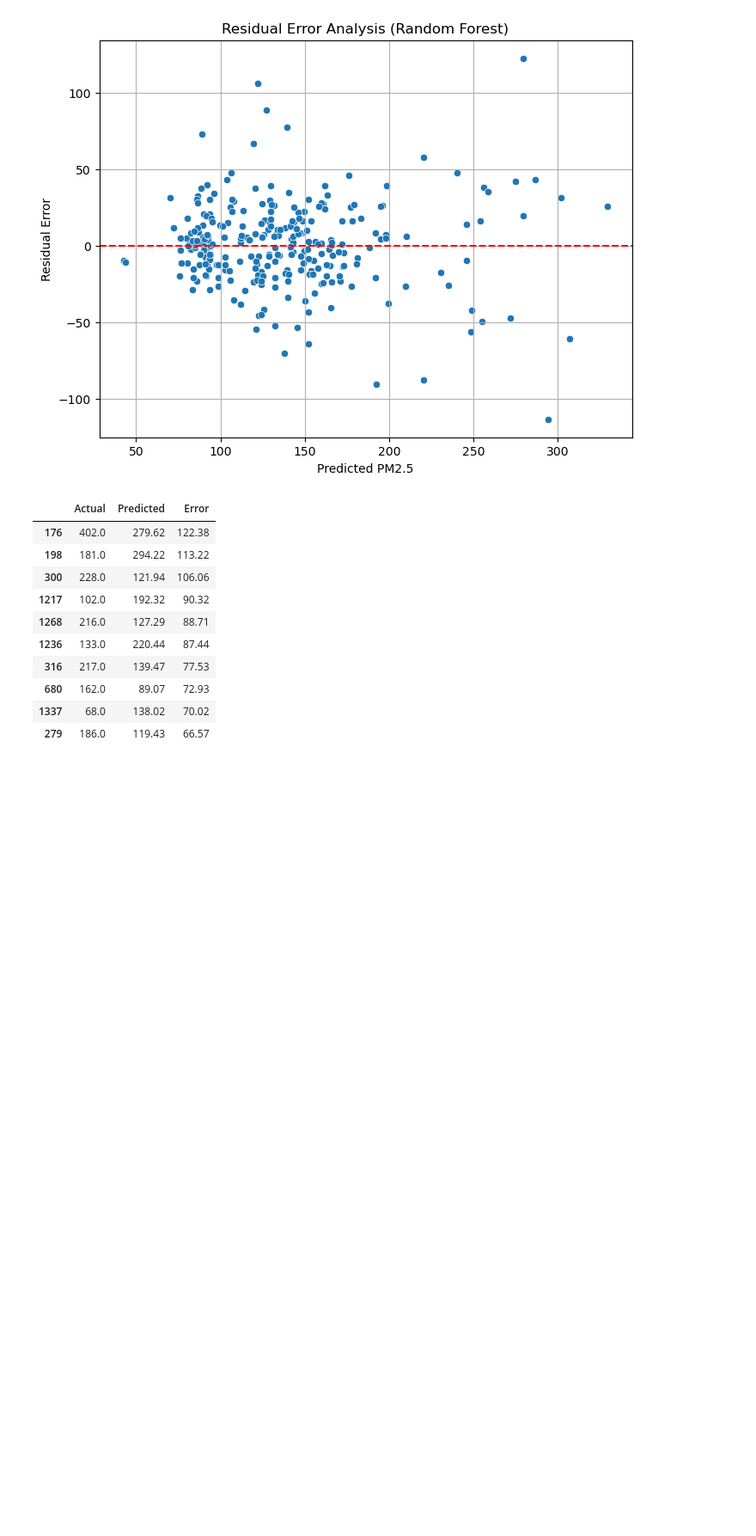
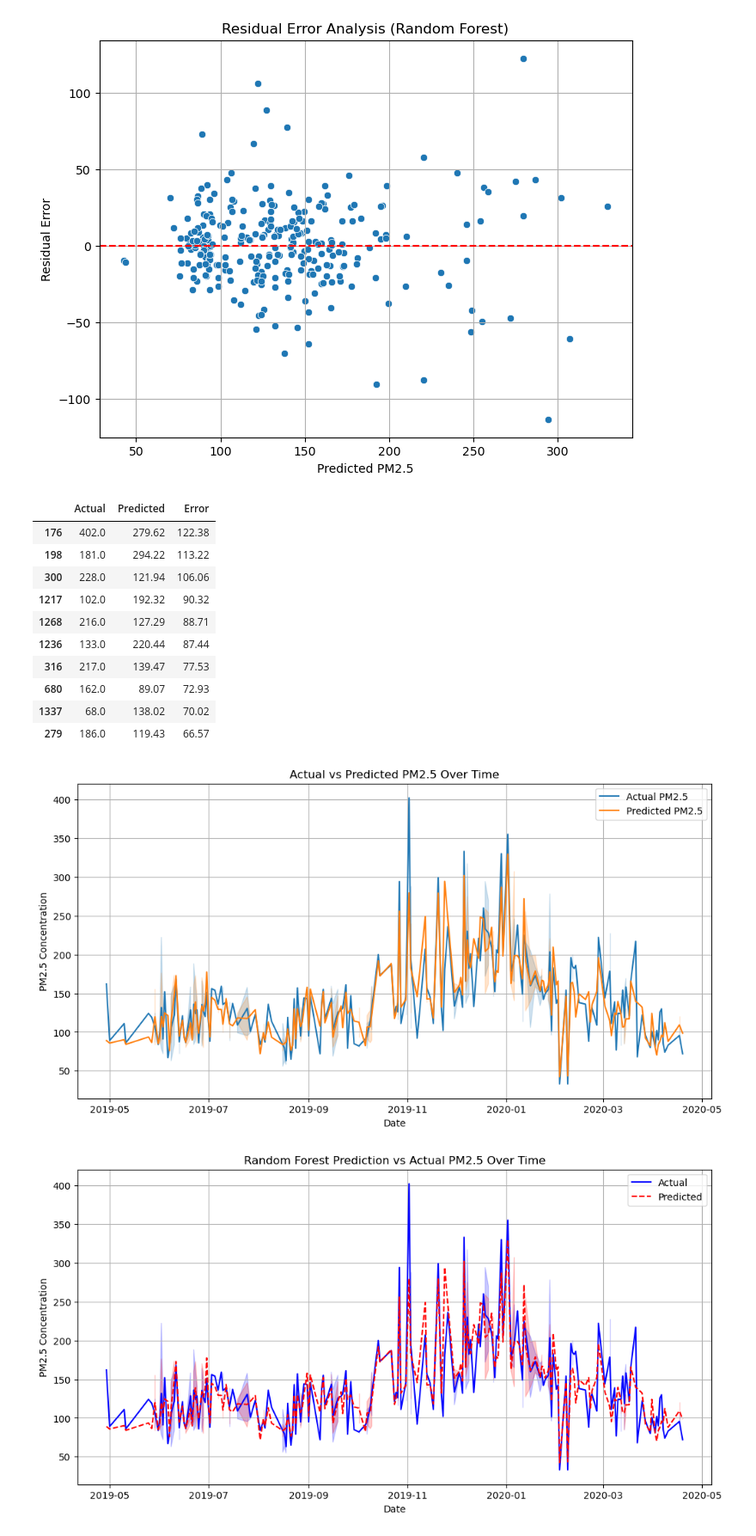
Before and after one commit to Bushra-Baloch/air-quality-prediction-ml-, a Jupyter notebook: air-quality-prediction-ml/notebooks/air_quality_analysis.ipynb, the cells around one changed output. Shown at 86% size. Drawn from its saved outputs; the diff is of its cells as text; code cells hidden in the pictures; blank space fills up the shorter version.

Commit message:
Added time-based prediction analysis for Random Forest model

```diff
--- a/air-quality-prediction-ml/notebooks/air_quality_analysis.ipynb
+++ b/air-quality-prediction-ml/notebooks/air_quality_analysis.ipynb
@@ -749,3 +749,74 @@ error_df.sort_values("Error", ascending=False).head(10)
 | 680 | 162.0 | 89.07 | 72.93 |
 | 1337 | 68.0 | 138.02 | 70.02 |
 | 279 | 186.0 | 119.43 | 66.57 |
+# %%
+y_test
+rf_pred
+results_df = pd.DataFrame({
+    "Date": pm25_data.loc[y_test.index, "Date"],
+    "Actual_PM25": y_test,
+    "Predicted_PM25": rf_pred
+})
+
+results_df = results_df.sort_values("Date")
+
+results_df.head()
+
+
+plt.figure(figsize=(12,6))
+
+sns.lineplot(
+    data=results_df,
+    x="Date",
+    y="Actual_PM25",
+    label="Actual PM2.5"
+)
+
+sns.lineplot(
+    data=results_df,
+    x="Date",
+    y="Predicted_PM25",
+    label="Predicted PM2.5"
+)
+
+plt.title("Actual vs Predicted PM2.5 Over Time")
+
+plt.xlabel("Date")
+plt.ylabel("PM2.5 Concentration")
+
+plt.grid(True)
+
+plt.show()
+
+plt.figure(figsize=(12,6))
+
+sns.lineplot(
+    data=results_df,
+    x="Date",
+    y="Actual_PM25",
+    color="blue",
+    label="Actual"
+)
+
+sns.lineplot(
+    data=results_df,
+    x="Date",
+    y="Predicted_PM25",
+    color="red",
+    linestyle="--",
+    label="Predicted"
+)
+
+plt.title("Random Forest Prediction vs Actual PM2.5 Over Time")
+
+plt.xlabel("Date")
+plt.ylabel("PM2.5 Concentration")
+
+plt.grid(True)
+
+plt.savefig("../images/time_prediction_analysis.png")
+
+plt.show()
+# %% [output]
+[figure, added]
+[figure, added]
```
Also changed, not shown: 1 other file.
